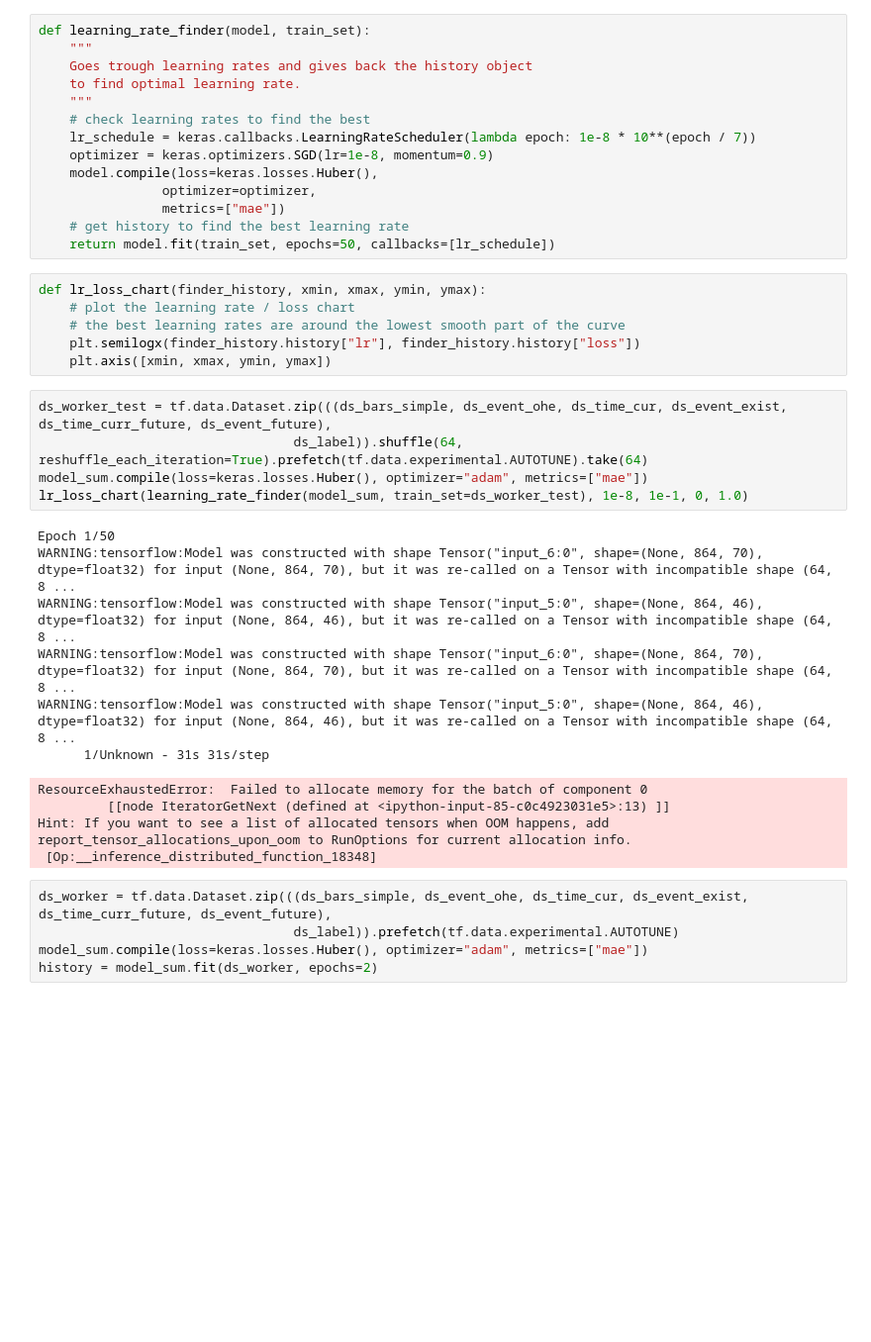
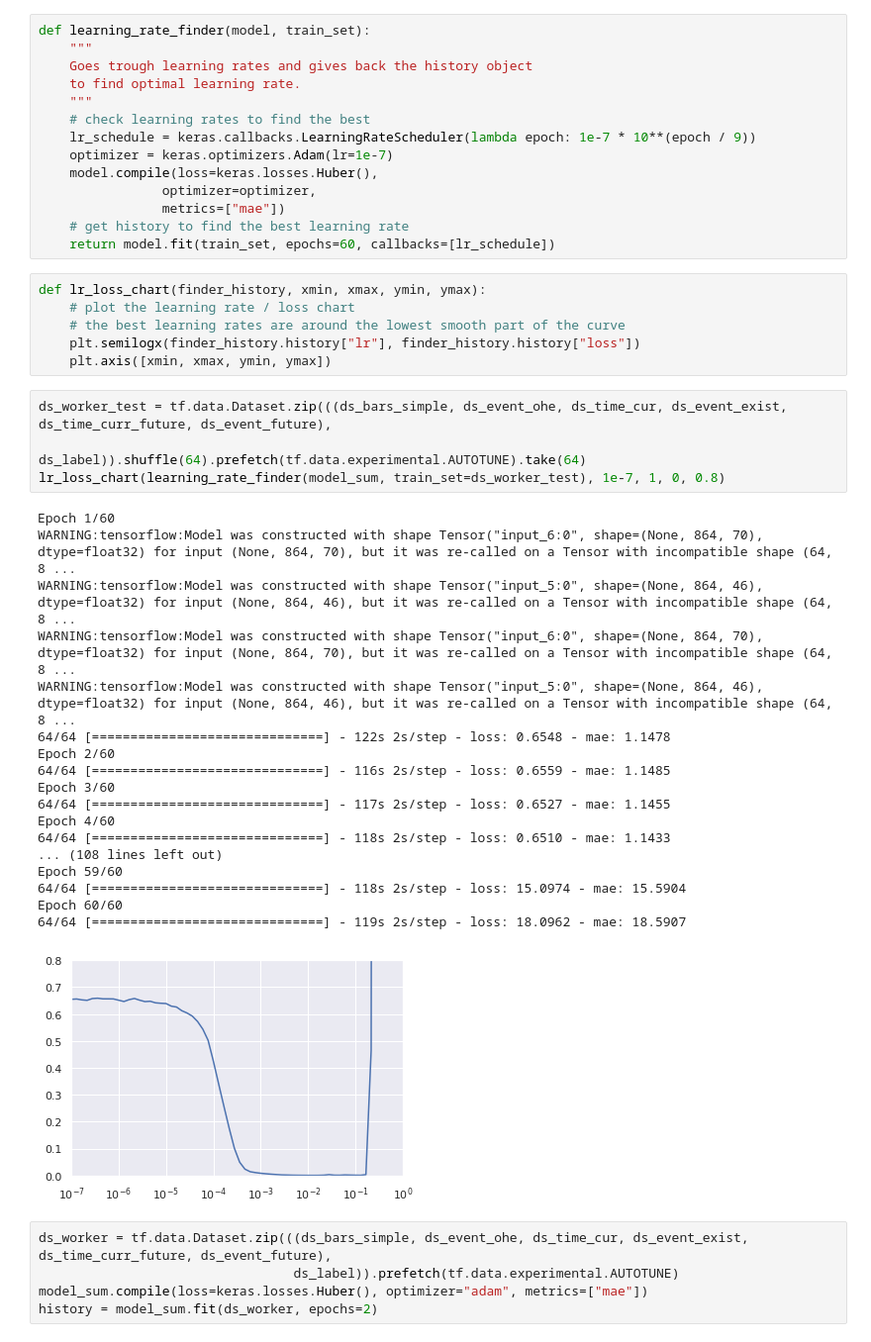
Before and after one commit to sinusgamma/probabilistic_wavenet_fx, a Jupyter notebook: wavenet_fx.ipynb, the cells around one changed output. Shown at 99% size. Cells and saved outputs as stored; diff of their text form; blank space fills up the shorter version.

Commit message:
lr rate

```diff
--- a/wavenet_fx.ipynb
+++ b/wavenet_fx.ipynb
@@ -577,13 +577,13 @@ def learning_rate_finder(model, train_set):
     to find optimal learning rate.
     """
     # check learning rates to find the best
-    lr_schedule = keras.callbacks.LearningRateScheduler(lambda epoch: 1e-8 * 10**(epoch / 7))
-    optimizer = keras.optimizers.SGD(lr=1e-8, momentum=0.9)
+    lr_schedule = keras.callbacks.LearningRateScheduler(lambda epoch: 1e-7 * 10**(epoch / 9))
+    optimizer = keras.optimizers.Adam(lr=1e-7)
     model.compile(loss=keras.losses.Huber(),
                 optimizer=optimizer,
                 metrics=["mae"])
     # get history to find the best learning rate
-    return model.fit(train_set, epochs=50, callbacks=[lr_schedule])
+    return model.fit(train_set, epochs=60, callbacks=[lr_schedule])
 # %%
 def lr_loss_chart(finder_history, xmin, xmax, ymin, ymax):
     # plot the learning rate / loss chart
@@ -592,20 +592,27 @@ def lr_loss_chart(finder_history, xmin, xmax, ymin, ymax):
     plt.axis([xmin, xmax, ymin, ymax])
 # %%
 ds_worker_test = tf.data.Dataset.zip(((ds_bars_simple, ds_event_ohe, ds_time_cur, ds_event_exist, ds_time_curr_future, ds_event_future),
-                                 ds_label)).shuffle(64, reshuffle_each_iteration=True).prefetch(tf.data.experimental.AUTOTUNE).take(64)
-model_sum.compile(loss=keras.losses.Huber(), optimizer="adam", metrics=["mae"])
-lr_loss_chart(learning_rate_finder(model_sum, train_set=ds_worker_test), 1e-8, 1e-1, 0, 1.0)
+                                 ds_label)).shuffle(64).prefetch(tf.data.experimental.AUTOTUNE).take(64)
+lr_loss_chart(learning_rate_finder(model_sum, train_set=ds_worker_test), 1e-7, 1, 0, 0.8)
 # %% [output]
-Epoch 1/50
+Epoch 1/60
 WARNING:tensorflow:Model was constructed with shape Tensor("input_6:0", shape=(None, 864, 70), dtype=float32) for input (None, 864, 70), but it was re-called on a Tensor with incompatible shape (64, 8 ...
 WARNING:tensorflow:Model was constructed with shape Tensor("input_5:0", shape=(None, 864, 46), dtype=float32) for input (None, 864, 46), but it was re-called on a Tensor with incompatible shape (64, 8 ...
 WARNING:tensorflow:Model was constructed with shape Tensor("input_6:0", shape=(None, 864, 70), dtype=float32) for input (None, 864, 70), but it was re-called on a Tensor with incompatible shape (64, 8 ...
 WARNING:tensorflow:Model was constructed with shape Tensor("input_5:0", shape=(None, 864, 46), dtype=float32) for input (None, 864, 46), but it was re-called on a Tensor with incompatible shape (64, 8 ...
-      1/Unknown - 31s 31s/step
+64/64 [==============================] - 122s 2s/step - loss: 0.6548 - mae: 1.1478
+Epoch 2/60
+64/64 [==============================] - 116s 2s/step - loss: 0.6559 - mae: 1.1485
+Epoch 3/60
+64/64 [==============================] - 117s 2s/step - loss: 0.6527 - mae: 1.1455
+Epoch 4/60
+64/64 [==============================] - 118s 2s/step - loss: 0.6510 - mae: 1.1433
+... (108 lines left out)
+Epoch 59/60
+64/64 [==============================] - 118s 2s/step - loss: 15.0974 - mae: 15.5904
+Epoch 60/60
+64/64 [==============================] - 119s 2s/step - loss: 18.0962 - mae: 18.5907
-ResourceExhaustedError:  Failed to allocate memory for the batch of component 0
-         [[node IteratorGetNext (defined at <ipython-input-85-c0c4923031e5>:13) ]]
-Hint: If you want to see a list of allocated tensors when OOM happens, add report_tensor_allocations_upon_oom to RunOptions for current allocation info.
- [Op:__inference_distributed_function_18348]
+[figure, added]
 # %%
 ds_worker = tf.data.Dataset.zip(((ds_bars_simple, ds_event_ohe, ds_time_cur, ds_event_exist, ds_time_curr_future, ds_event_future),
                                  ds_label)).prefetch(tf.data.experimental.AUTOTUNE)
```
Also changed, not shown: parts of 3 cells of this notebook.
